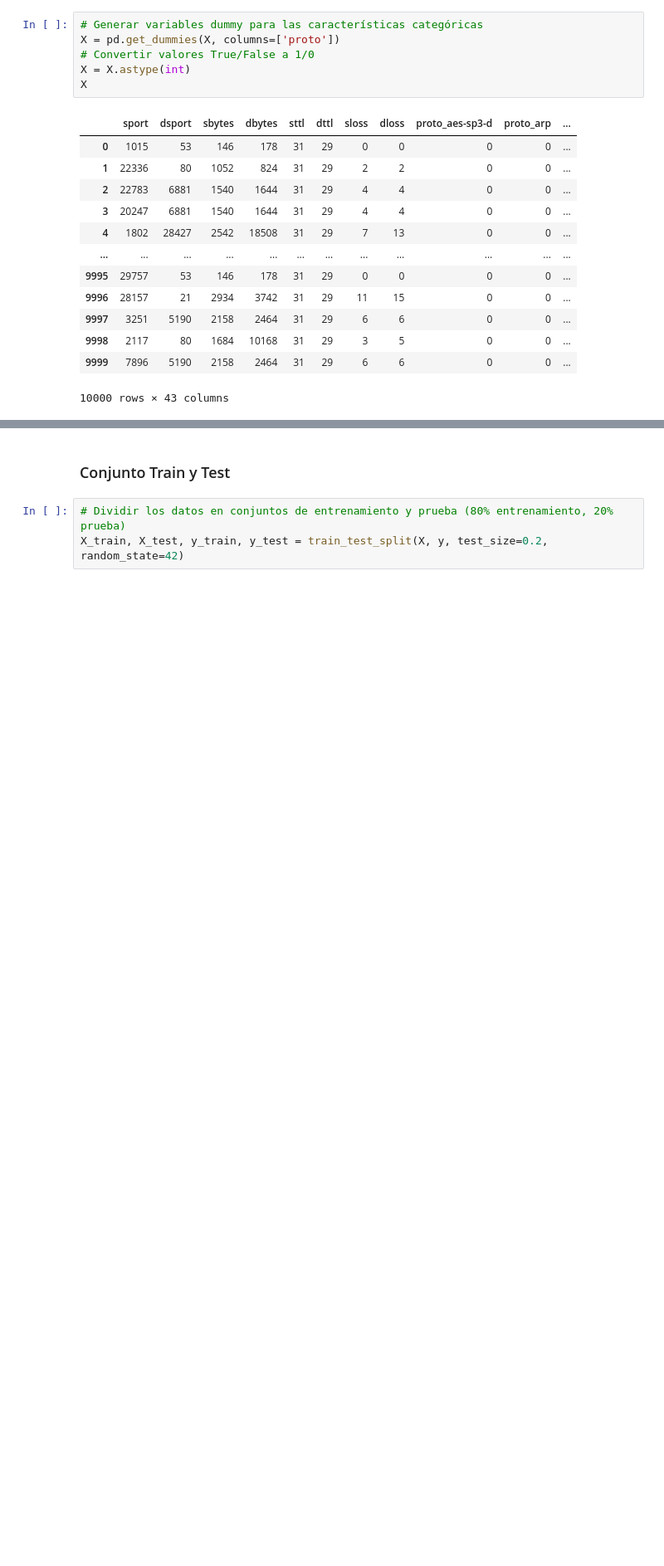
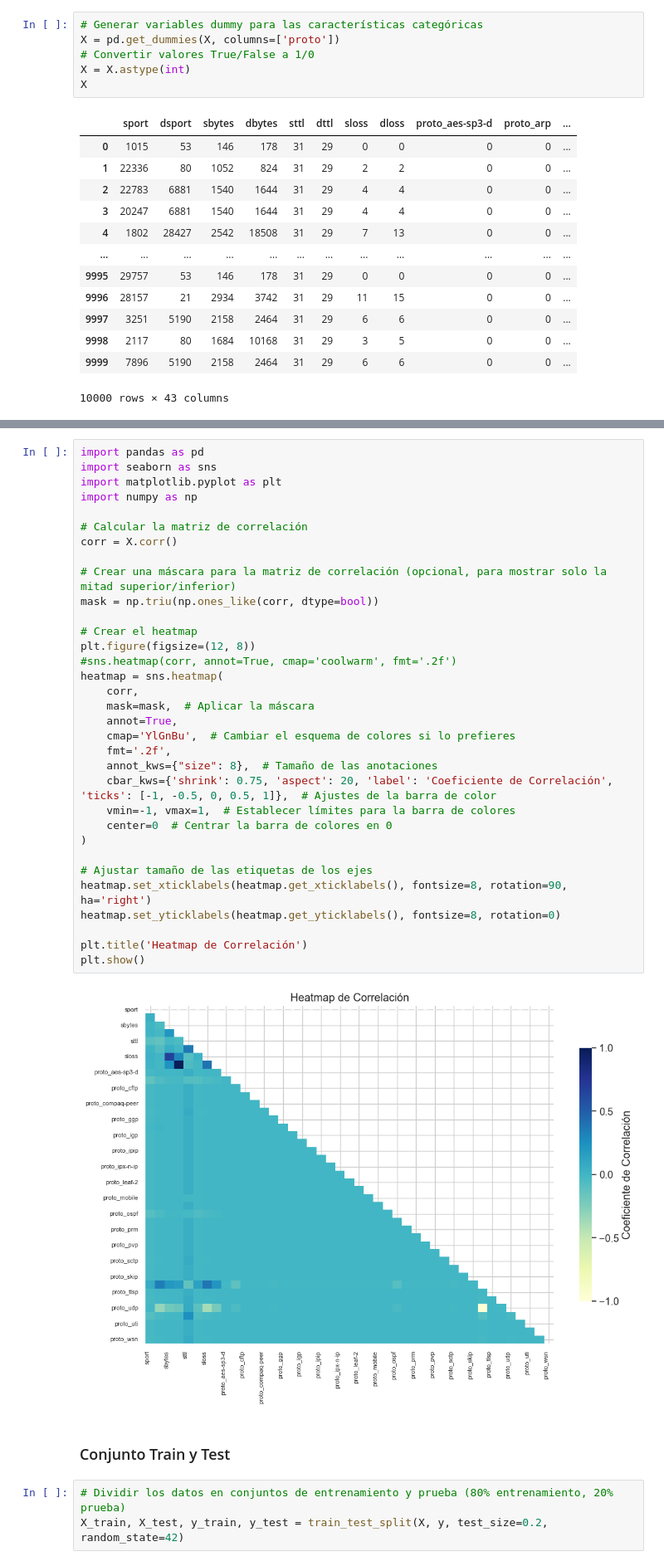
Before and after one commit to jorgeaguirre-dev/Cyber_Attacks_Detection, a Jupyter notebook: ProyectoDS_ParteI_AguirreJorge3.ipynb, the cells around one changed output, grey strips where cells are left out. Shown at 83% size. Drawn from its saved outputs; the diff is of its cells as text; blank space fills up the shorter version.

```diff
--- a/ProyectoDS_ParteI_AguirreJorge3.ipynb
+++ b/ProyectoDS_ParteI_AguirreJorge3.ipynb
@@ -110,3 +110,38 @@ X
+# %%
+import pandas as pd
+import seaborn as sns
+import matplotlib.pyplot as plt
+import numpy as np
+
+# Calcular la matriz de correlación
+corr = X.corr()
+
+# Crear una máscara para la matriz de correlación (opcional, para mostrar solo la mitad superior/inferior)
+mask = np.triu(np.ones_like(corr, dtype=bool))
+
+# Crear el heatmap
+plt.figure(figsize=(12, 8))
+#sns.heatmap(corr, annot=True, cmap='coolwarm', fmt='.2f')
+heatmap = sns.heatmap(
+    corr,
+    mask=mask,  # Aplicar la máscara
+    annot=True,
+    cmap='YlGnBu',  # Cambiar el esquema de colores si lo prefieres
+    fmt='.2f',
+    annot_kws={"size": 8},  # Tamaño de las anotaciones
+    cbar_kws={'shrink': 0.75, 'aspect': 20, 'label': 'Coeficiente de Correlación', 'ticks': [-1, -0.5, 0, 0.5, 1]},  # Ajustes de la barra de color
+    vmin=-1, vmax=1,  # Establecer límites para la barra de colores
+    center=0  # Centrar la barra de colores en 0
+)
+
+# Ajustar tamaño de las etiquetas de los ejes
+heatmap.set_xticklabels(heatmap.get_xticklabels(), fontsize=8, rotation=90, ha='right')
+heatmap.set_yticklabels(heatmap.get_yticklabels(), fontsize=8, rotation=0)
+
+plt.title('Heatmap de Correlación')
+plt.show()
+# %% [output]
+[figure, added]
 # %% [markdown]
 ### Conjunto Train y Test ###
 # %%
```
Also changed, not shown: parts of 1 cell of this notebook.
